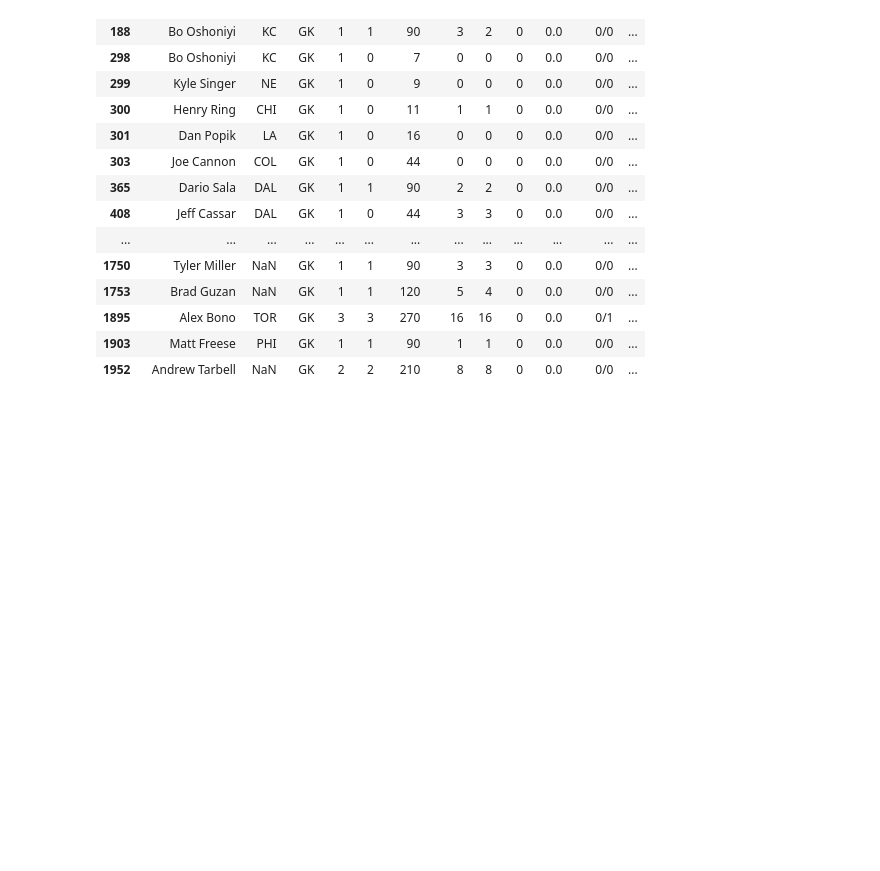
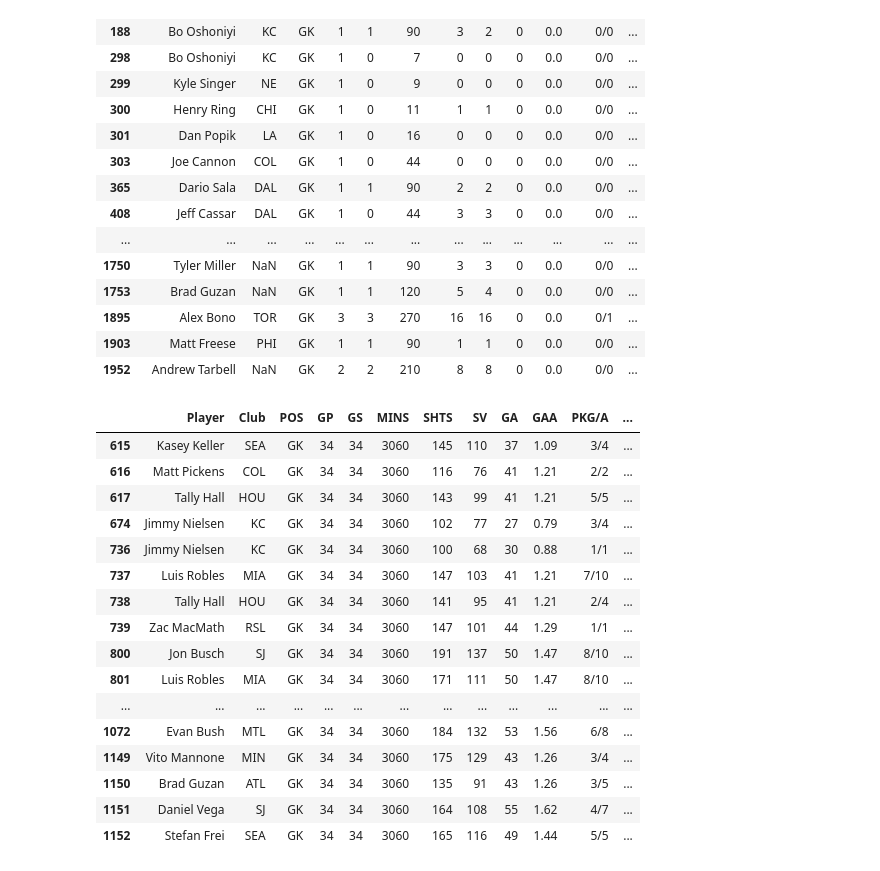
Before and after one commit to AJMartinezLlanes/innis-2ndtry, a Jupyter notebook: goalies.ipynb, the cells around one changed output. Saved outputs shown, nothing was run; the diff lists cells and outputs as text; code cells hidden in the pictures; blank space fills up the shorter version.

```diff
--- a/goalies.ipynb
+++ b/goalies.ipynb
@@ -129,3 +129,25 @@ goalies_undefeated
 | 1895 | Alex Bono | TOR | GK | 3 | 3 | 270 | 16 | 16 | 0 | 0.0 | 0/1 | ... |
 | 1903 | Matt Freese | PHI | GK | 1 | 1 | 90 | 1 | 1 | 0 | 0.0 | 0/0 | ... |
 | 1952 | Andrew Tarbell | NaN | GK | 2 | 2 | 210 | 8 | 8 | 0 | 0.0 | 0/0 | ... |
+# %%
+monst_mins = df[df.MINS == 3060]
+# %%
+monst_mins
+# %% [output]
+|  | Player | Club | POS | GP | GS | MINS | SHTS | SV | GA | GAA | PKG/A | ... |
+| 615 | Kasey Keller | SEA | GK | 34 | 34 | 3060 | 145 | 110 | 37 | 1.09 | 3/4 | ... |
+| 616 | Matt Pickens | COL | GK | 34 | 34 | 3060 | 116 | 76 | 41 | 1.21 | 2/2 | ... |
+| 617 | Tally Hall | HOU | GK | 34 | 34 | 3060 | 143 | 99 | 41 | 1.21 | 5/5 | ... |
+| 674 | Jimmy Nielsen | KC | GK | 34 | 34 | 3060 | 102 | 77 | 27 | 0.79 | 3/4 | ... |
+| 736 | Jimmy Nielsen | KC | GK | 34 | 34 | 3060 | 100 | 68 | 30 | 0.88 | 1/1 | ... |
+| 737 | Luis Robles | MIA | GK | 34 | 34 | 3060 | 147 | 103 | 41 | 1.21 | 7/10 | ... |
+| 738 | Tally Hall | HOU | GK | 34 | 34 | 3060 | 141 | 95 | 41 | 1.21 | 2/4 | ... |
+| 739 | Zac MacMath | RSL | GK | 34 | 34 | 3060 | 147 | 101 | 44 | 1.29 | 1/1 | ... |
+| 800 | Jon Busch | SJ | GK | 34 | 34 | 3060 | 191 | 137 | 50 | 1.47 | 8/10 | ... |
+| 801 | Luis Robles | MIA | GK | 34 | 34 | 3060 | 171 | 111 | 50 | 1.47 | 8/10 | ... |
+| ... | ... | ... | ... | ... | ... | ... | ... | ... | ... | ... | ... | ... |
+| 1072 | Evan Bush | MTL | GK | 34 | 34 | 3060 | 184 | 132 | 53 | 1.56 | 6/8 | ... |
+| 1149 | Vito Mannone | MIN | GK | 34 | 34 | 3060 | 175 | 129 | 43 | 1.26 | 3/4 | ... |
+| 1150 | Brad Guzan | ATL | GK | 34 | 34 | 3060 | 135 | 91 | 43 | 1.26 | 3/5 | ... |
+| 1151 | Daniel Vega | SJ | GK | 34 | 34 | 3060 | 164 | 108 | 55 | 1.62 | 4/7 | ... |
+| 1152 | Stefan Frei | SEA | GK | 34 | 34 | 3060 | 165 | 116 | 49 | 1.44 | 5/5 | ... |
```
